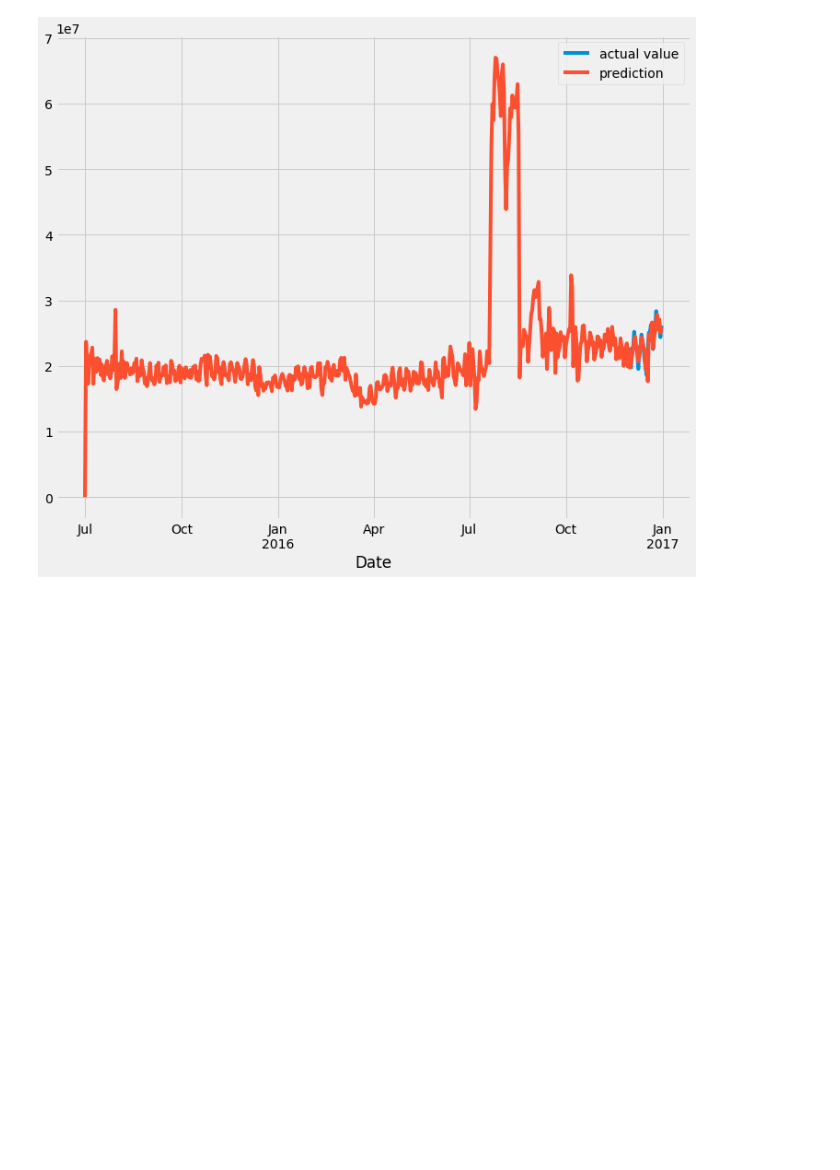
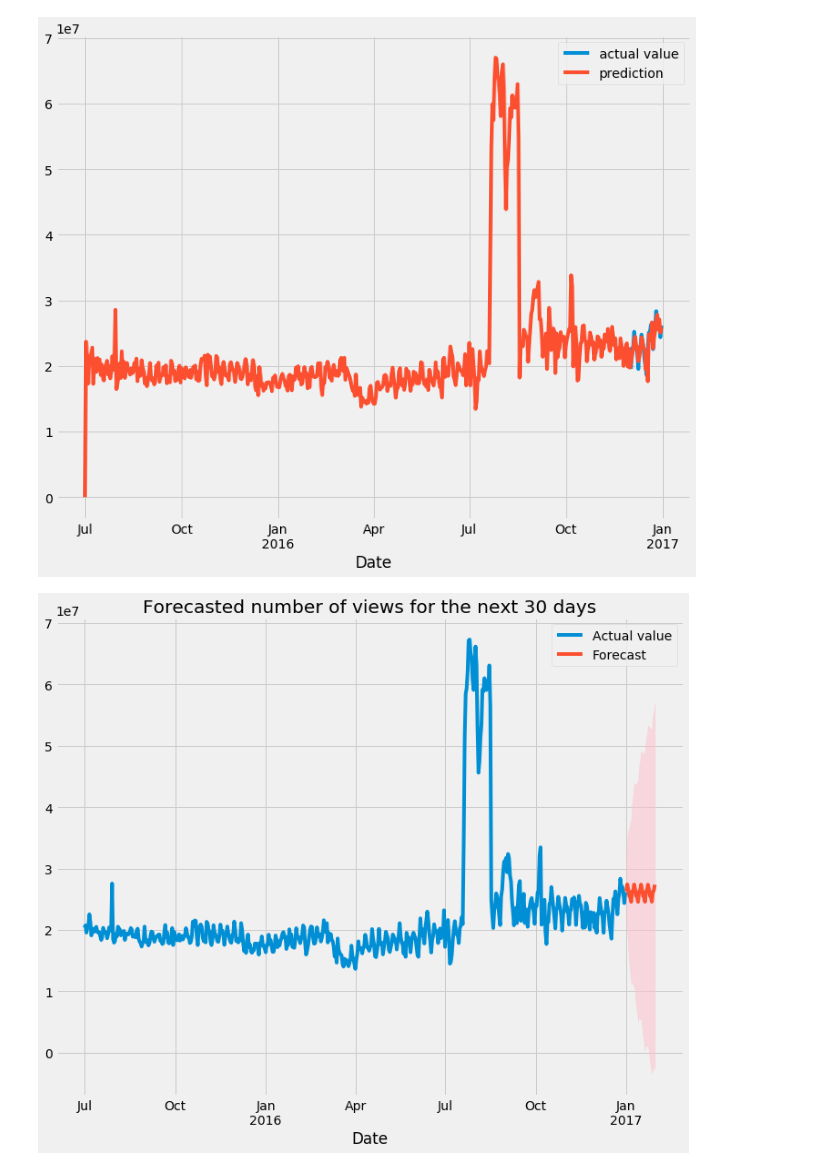
Before and after one commit to Subikshaa/Time-Series-Forecasting-on-Web-Traffic-Dataset, a Jupyter notebook: forecast.ipynb, the cells around one changed output. Saved outputs shown, nothing was run; the diff lists cells and outputs as text; code cells hidden in the pictures; blank space fills up the shorter version.

```diff
--- a/forecast.ipynb
+++ b/forecast.ipynb
@@ -429,3 +425,20 @@ plt.legend()
 plt.show()
 # %% [output]
 [figure]
+# %%
+arima_forecast_values = arima_result.get_forecast(steps=30)
+arima_forecast_mean = arima_forecast_values.predicted_mean
+arima_conf_interval = arima_forecast_values.conf_int()
+# %%
+fig,ax=plt.subplots()
+top_page_filtered.rename(columns={'Views':'Actual value'}).plot(ax=ax)
+arima_forecast_mean.plot(ax=ax,label='Forecast')
+plt.fill_between(arima_conf_interval.index, \
+                arima_conf_interval['lower Views'], \
+                arima_conf_interval['upper Views'], \
+                color='pink', alpha=0.5)
+plt.title('Forecasted number of views for the next 30 days')
+plt.legend()
+plt.show()
+# %% [output]
+[figure, added]
```
Also changed, not shown: parts of 2 cells of this notebook.
